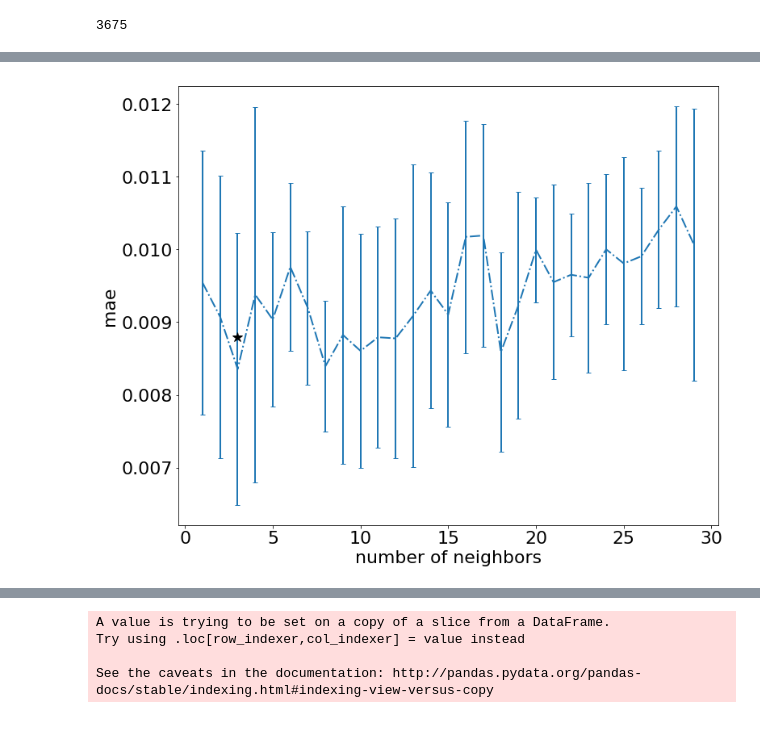
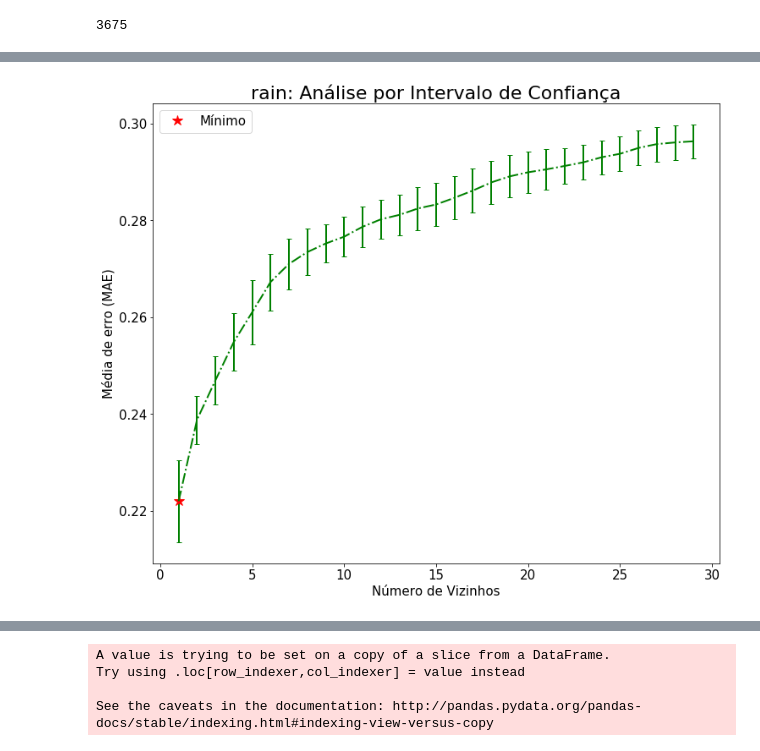
Before and after one commit to nabsonp/Autoencoder_Distribuicao_Especies, a Jupyter notebook: americanToadPreProcessamento.ipynb, the cells around one changed output, grey strips where cells are left out. Drawn from its saved outputs; the diff is of its cells as text; code cells hidden in the pictures.

```diff
--- a/americanToadPreProcessamento.ipynb
+++ b/americanToadPreProcessamento.ipynb
@@ -276,3 +179,0 @@ set(base['meanwdire'])
-# %%
-#Considerada pouco importante
-base.drop('meanwdire',axis=1,inplace=True)
@@ -285,6 +180,3 @@ set(base['precipsource']) #eli
-# %%
-#Considerada pouco importante
-base.drop('precipsource', axis=1,inplace=True)
 # %% [markdown]
 ## Limpando features duplicadas com medidas diferentes
 # %%
@@ -392,3 +288,4 @@ memory usage: 832.6 KB
 # %%
-base['lat'] = base['lat']*np.pi/180
-base['lng'] = base['lng']*np.pi/180
+def converte_rad(data):
+    data['lat'] = data['lat']*np.pi/180
+    data['lng'] = data['lng']*np.pi/180
@@ -436,6 +340,13 @@ size
 3675
 # %%
 t = base.copy()
+# %%
+# Retorna a média dos dados e o intervalo de confiança
+def confidence_interval(data, confidence=0.95):
+    n = len(data)
+    m, se = np.mean(data), st.sem(data)
+    h = se * st.t.ppf((1 + confidence) / 2., n-1)
+    return m, h
 # %%
 # Escolhendo o melhor número de vizinhos para cada feature
 # KNeighborsRegressor(n_neighbors=k) Instancia o modelo e diz o número de vizinhos (k)
@@ -503,16 +524,18 @@ ks
  'thunder': 1}
 # %%
-# Plota gráfico mostrando a variação do k para '' em função do MAE
-# snow
+# Plota gráfico mostrando a variação do k para uma feature em função do intervalo de confiança
+feature = 'rain'
 plt.figure(figsize=(12,10))
-plt.rc('font', size=22)
+plt.rc('font', size=15)
 plt.rc('axes', titlesize=22)
-plt.errorbar(range(1,30), np.abs(scrs), yerr=scores_std, fmt = '-.', capsize=3,linewidth=2)
-plt.plot(3,np.abs(scrs[10]),'k*', markersize=12)
-plt.ylabel('mae') #mean_absolute_error
-plt.xlabel('number of neighbors')
+plt.errorbar(range(1,30), np.abs(scores_mean), yerr=scores_ic, fmt = '-.', capsize=3,linewidth=2, c='g')
+plt.plot(ks[feature],np.abs(scores_mean[ks[feature]-1]),'k*', markersize=12,c='r',label=u'Mínimo')
+plt.ylabel(u'Média de erro (MAE)') #mean_absolute_error
+plt.xlabel(u'Número de Vizinhos')
+plt.title(feature+u": Análise por Intervalo de Confiança")
+plt.legend()
 #plt.savefig('./figures/randomForest_n_estimators_' + str(lag) + '.svg', format="svg", bbox_inches='tight')
-plt.savefig('n_vizinhos_snow.pdf', format="pdf", bbox_inches='tight')
+plt.savefig('n_vizinhos_'+feature+'.pdf', format="pdf", bbox_inches='tight')
 plt.show()
 # %% [output]
-[figure, old version]
+[figure, new version]
```
Also changed, not shown: parts of 56 cells of this notebook.
